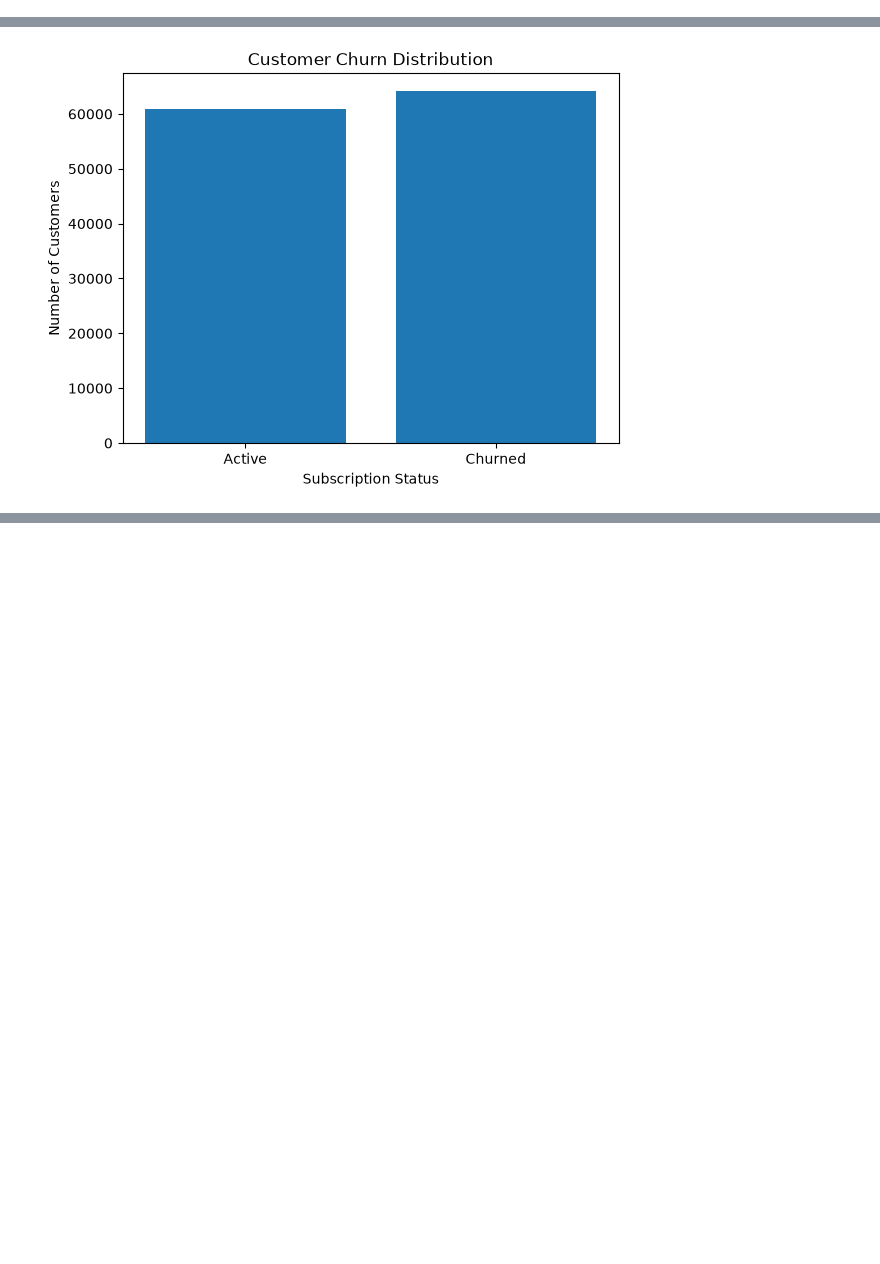
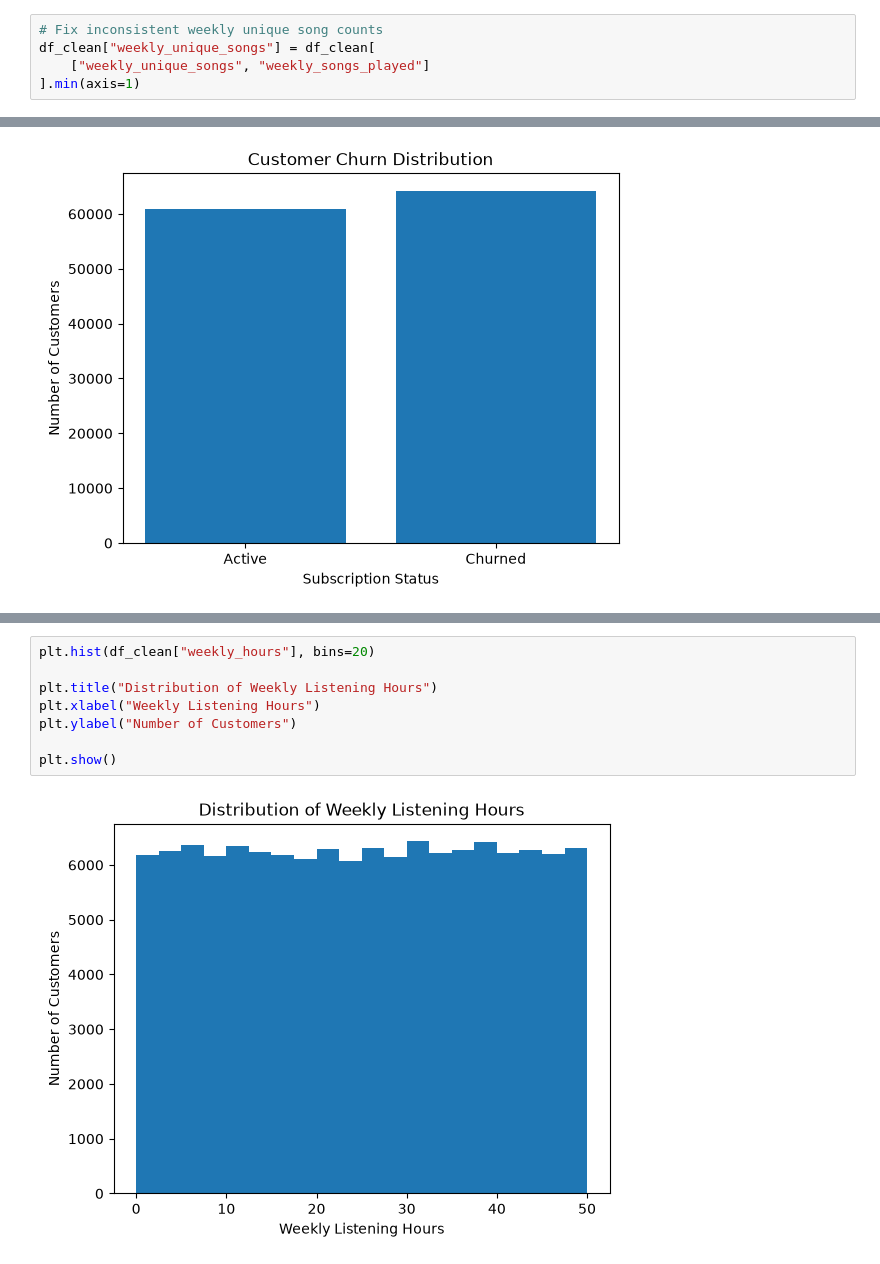
Before and after one commit to madewitt55/cs407-final-project, a Jupyter notebook: elena_task.ipynb, the cells around one changed output, grey strips where cells are left out. Cells and saved outputs as stored; diff of their text form; blank space fills up the shorter version.

```diff
--- a/elena_task.ipynb
+++ b/elena_task.ipynb
@@ -280,3 +344,8 @@ df_clean = df.copy()
 df_clean["location"] = df_clean["location"].replace(
     "Nebrasksa", "Nebraska"
 )
+# %%
+# Fix inconsistent weekly unique song counts
+df_clean["weekly_unique_songs"] = df_clean[
+    ["weekly_unique_songs", "weekly_songs_played"]
+].min(axis=1)
@@ -366,0 +475,10 @@ plt.show()
+# %%
+plt.hist(df_clean["weekly_hours"], bins=20)
+
+plt.title("Distribution of Weekly Listening Hours")
+plt.xlabel("Weekly Listening Hours")
+plt.ylabel("Number of Customers")
+
+plt.show()
+# %% [output]
+[figure, added]
```
Also changed, not shown: parts of 33 cells of this notebook.
